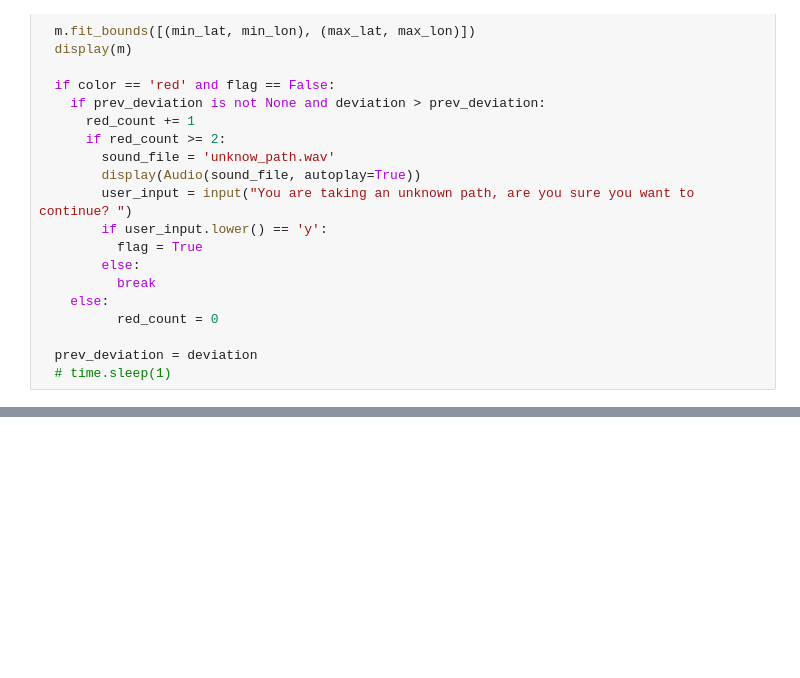
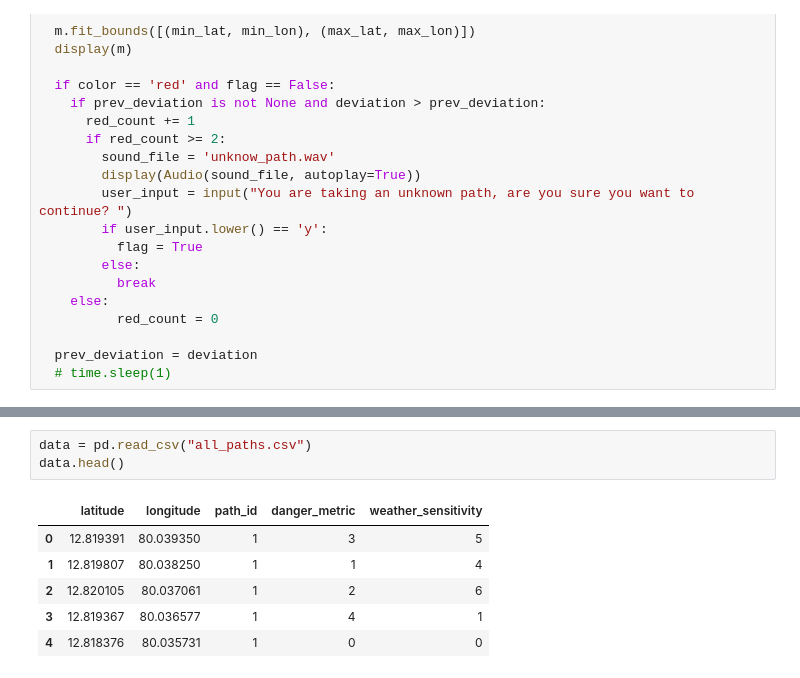
Before and after one commit to bryaanabraham/Nokia-Ideathon, a Jupyter notebook: Path Analysis/Basic_Model.ipynb, the cells around one changed output, grey strips where cells are left out. Drawn from its saved outputs; the diff is of its cells as text; blank space fills up the shorter version.

Commit message:
Danger analysis and Path Recommendation added

```diff
--- a/Path Analysis/Basic_Model.ipynb
+++ b/Path Analysis/Basic_Model.ipynb
@@ -402,0 +414,10 @@ for i in range(len(df)):
+# %%
+data = pd.read_csv("all_paths.csv")
+data.head()
+# %% [output]
+|  | latitude | longitude | path_id | danger_metric | weather_sensitivity |
+| 0 | 12.819391 | 80.039350 | 1 | 3 | 5 |
+| 1 | 12.819807 | 80.038250 | 1 | 1 | 4 |
+| 2 | 12.820105 | 80.037061 | 1 | 2 | 6 |
+| 3 | 12.819367 | 80.036577 | 1 | 4 | 1 |
+| 4 | 12.818376 | 80.035731 | 1 | 0 | 0 |
```
Also changed, not shown: parts of 23 cells of this notebook.
